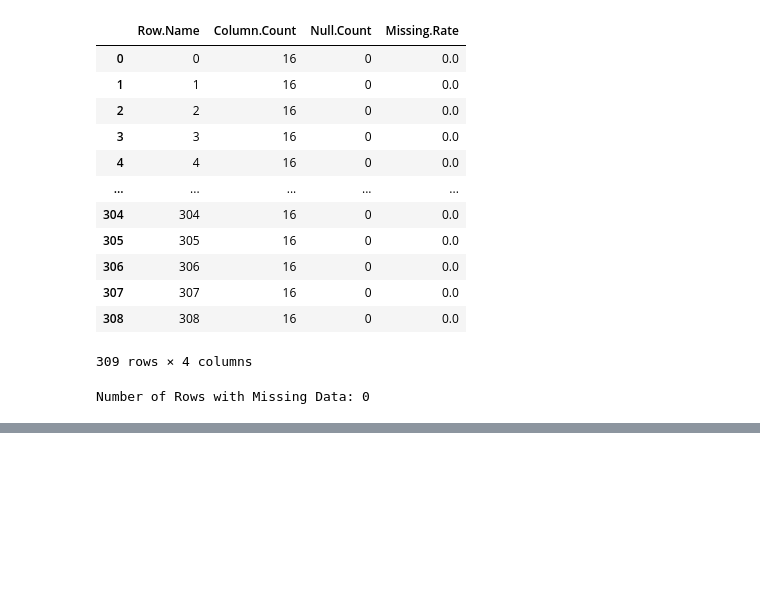
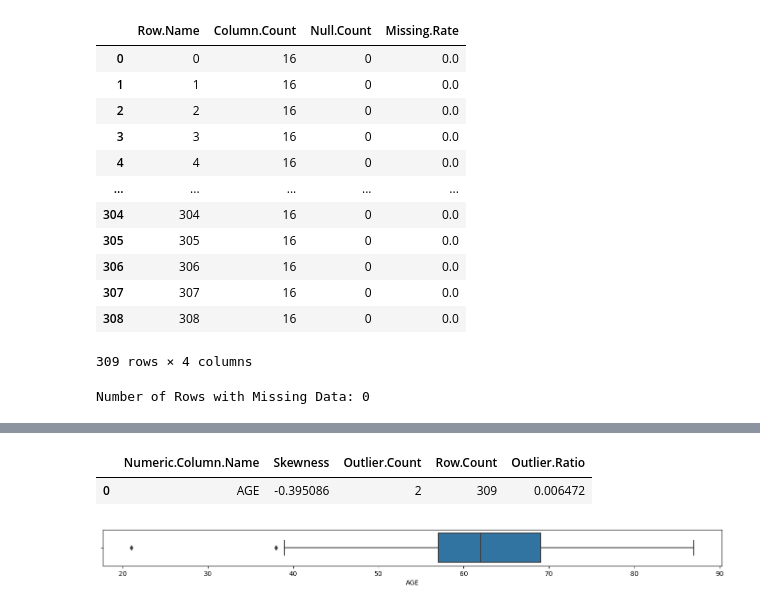
Before and after one commit to JohnPaulinePineda/Portfolio_Project_54, a Jupyter notebook: codes/EstimatingLungCancerProbabilitiesFromDemographicFactorsAndBehavioralIndicators.ipynb, the cells around one changed output, grey strips where cells are left out. Cells and saved outputs as stored; diff of their text form; code cells hidden in the pictures; blank space fills up the shorter version.

Commit message:
Formulated the HTML and RMD files
Updated data splitting

```diff
--- a/codes/EstimatingLungCancerProbabilitiesFromDemographicFactorsAndBehavioralIndicators.ipynb
+++ b/codes/EstimatingLungCancerProbabilitiesFromDemographicFactorsAndBehavioralIndicators.ipynb
@@ -359,0 +613,6 @@ Number of Rows with Missing Data: 0
+# %%
+##################################
+# Formulating the dataset
+# with numeric columns only
+##################################
+lung_cancer_numeric = lung_cancer.select_dtypes(include=['number','int'])
@@ -359,0 +653,29 @@ Number of Rows with Missing Data: 0
+# %%
+##################################
+# Formulating the outlier summary
+# for all numeric columns
+##################################
+numeric_column_outlier_summary = pd.DataFrame(zip(numeric_variable_name_list,
+                                                  numeric_skewness_list,
+                                                  numeric_outlier_count_list,
+                                                  numeric_row_count_list,
+                                                  numeric_outlier_ratio_list),
+                                        columns=['Numeric.Column.Name',
+                                                 'Skewness',
+                                                 'Outlier.Count',
+                                                 'Row.Count',
+                                                 'Outlier.Ratio'])
+display(numeric_column_outlier_summary)
+# %% [output]
+|  | Numeric.Column.Name | Skewness | Outlier.Count | Row.Count | Outlier.Ratio |
+| 0 | AGE | -0.395086 | 2 | 309 | 0.006472 |
+# %%
+##################################
+# Formulating the individual boxplots
+# for all numeric columns
+##################################
+for column in lung_cancer_numeric:
+        plt.figure(figsize=(17,1))
+        sns.boxplot(data=lung_cancer_numeric, x=column)
+# %% [output]
+[figure, added]
```
Also changed, not shown: parts of 89 cells of this notebook, 11 other files.
